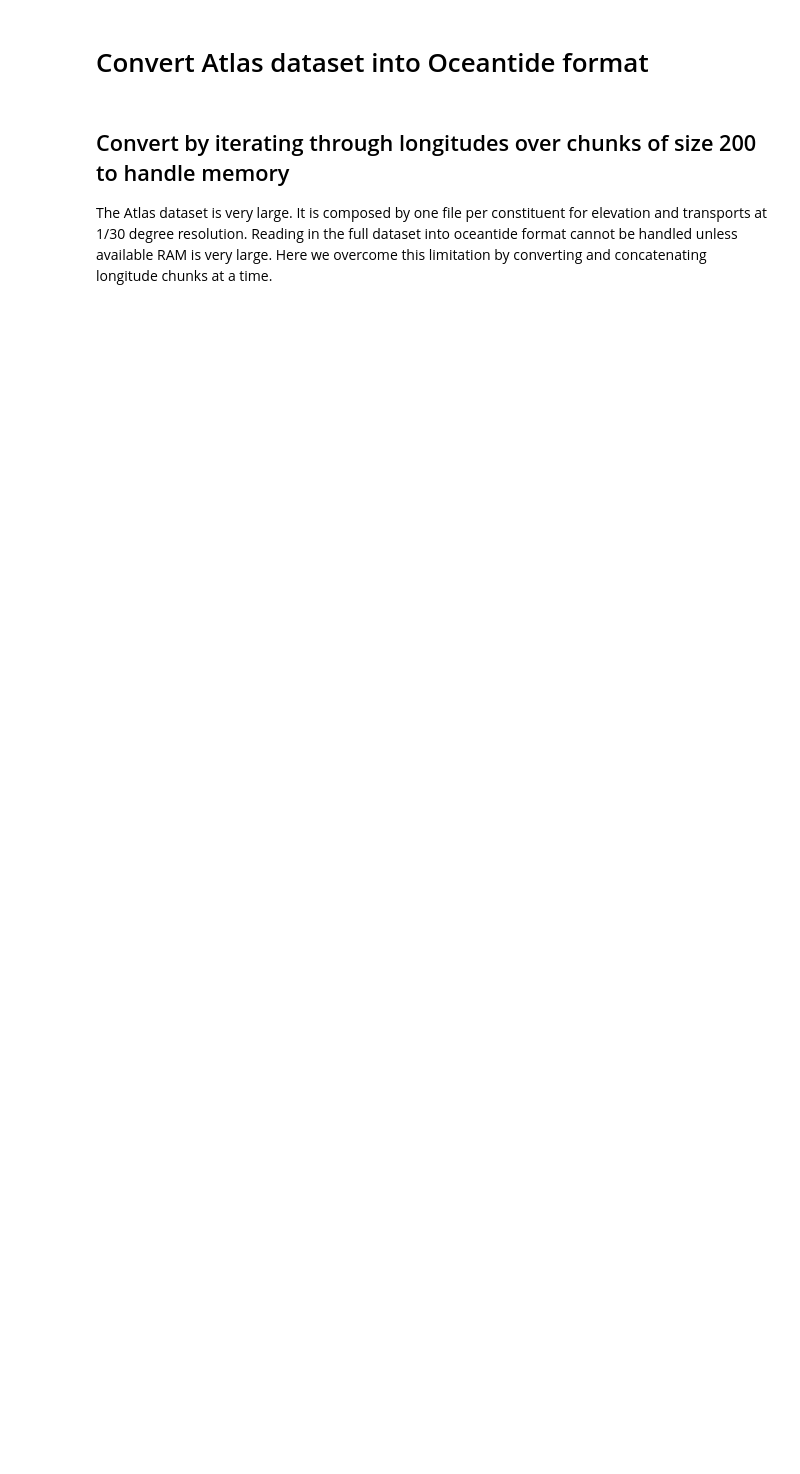
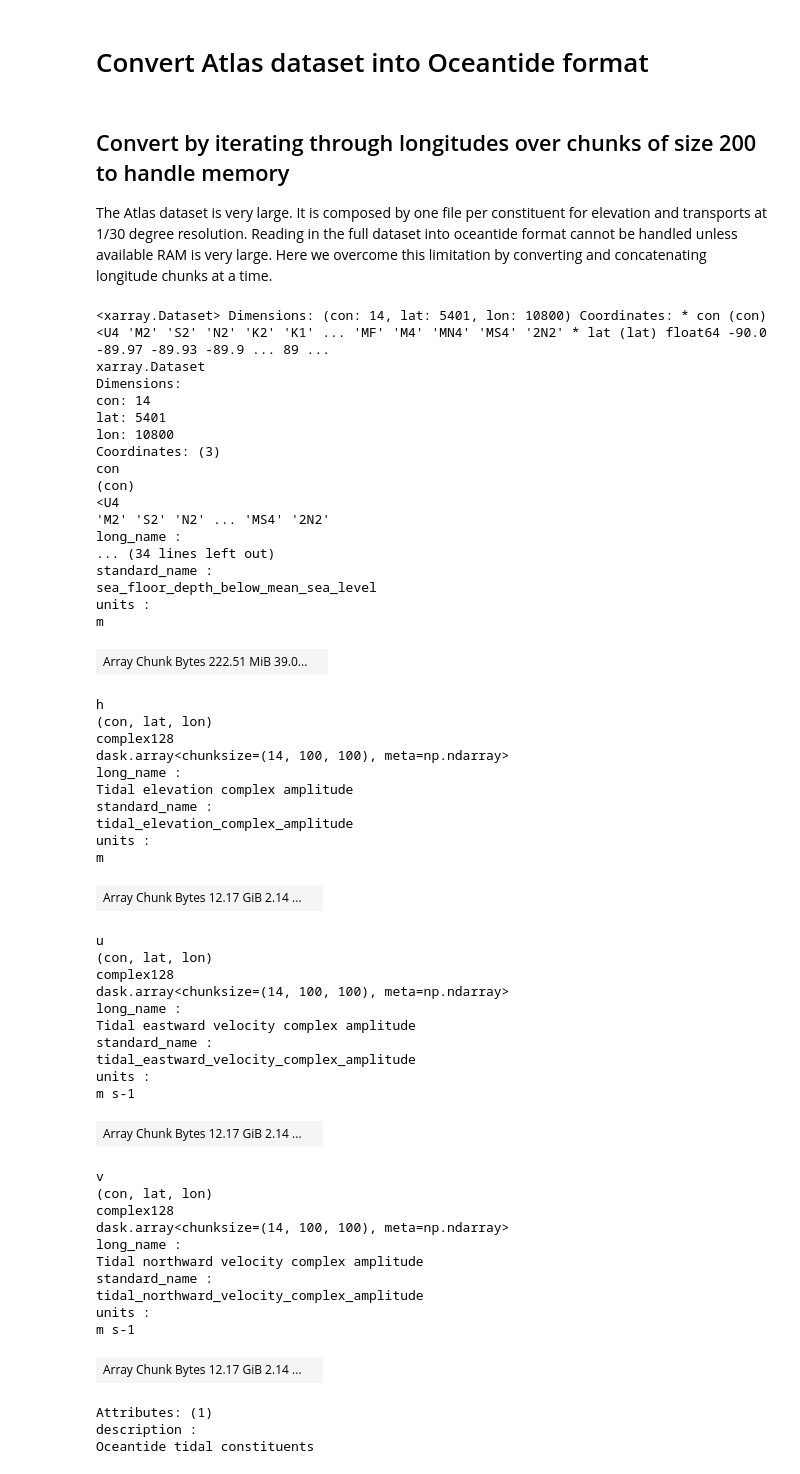
Before and after one commit to simonweppe/oceantide, a Jupyter notebook: notebooks/atlas_to_oceantide.ipynb, the cells around one changed output. Cells and saved outputs as stored; diff of their text form; code cells hidden in the pictures; blank space fills up the shorter version.

```diff
--- a/notebooks/atlas_to_oceantide.ipynb
+++ b/notebooks/atlas_to_oceantide.ipynb
@@ -42,3 +44,61 @@ for ind in chunked_iterable(range(lons.size), size=itersize):
         mode = "a"
         append_dim = "lon"
     dset.to_zarr("./atlas.zarr", mode=mode, consolidated=True, append_dim=append_dim)
+# %%
+dset = read_oceantide("./atlas.zarr", chunks={})
+dset
+# %% [output]
+<xarray.Dataset> Dimensions: (con: 14, lat: 5401, lon: 10800) Coordinates: * con (con) <U4 'M2' 'S2' 'N2' 'K2' 'K1' ... 'MF' 'M4' 'MN4' 'MS4' '2N2' * lat (lat) float64 -90.0 -89.97 -89.93 -89.9 ... 89 ...
+xarray.Dataset
+Dimensions:
+con: 14
+lat: 5401
+lon: 10800
+Coordinates: (3)
+con
+(con)
+<U4
+'M2' 'S2' 'N2' ... 'MS4' '2N2'
+long_name :
+... (34 lines left out)
+standard_name :
+sea_floor_depth_below_mean_sea_level
+units :
+m
+| Array Chunk Bytes 222.51 MiB 39.0... |  |
+h
+(con, lat, lon)
+complex128
+dask.array<chunksize=(14, 100, 100), meta=np.ndarray>
+long_name :
+Tidal elevation complex amplitude
+standard_name :
+tidal_elevation_complex_amplitude
+units :
+m
+| Array Chunk Bytes 12.17 GiB 2.14 ... |  |
+u
+(con, lat, lon)
+complex128
+dask.array<chunksize=(14, 100, 100), meta=np.ndarray>
+long_name :
+Tidal eastward velocity complex amplitude
+standard_name :
+tidal_eastward_velocity_complex_amplitude
+units :
+m s-1
+| Array Chunk Bytes 12.17 GiB 2.14 ... |  |
+v
+(con, lat, lon)
+complex128
+dask.array<chunksize=(14, 100, 100), meta=np.ndarray>
+long_name :
+Tidal northward velocity complex amplitude
+standard_name :
+tidal_northward_velocity_complex_amplitude
+units :
+m s-1
+| Array Chunk Bytes 12.17 GiB 2.14 ... |  |
+Attributes: (1)
+description :
+Oceantide tidal constituents
```
Also changed, not shown: parts of 6 cells of this notebook.
